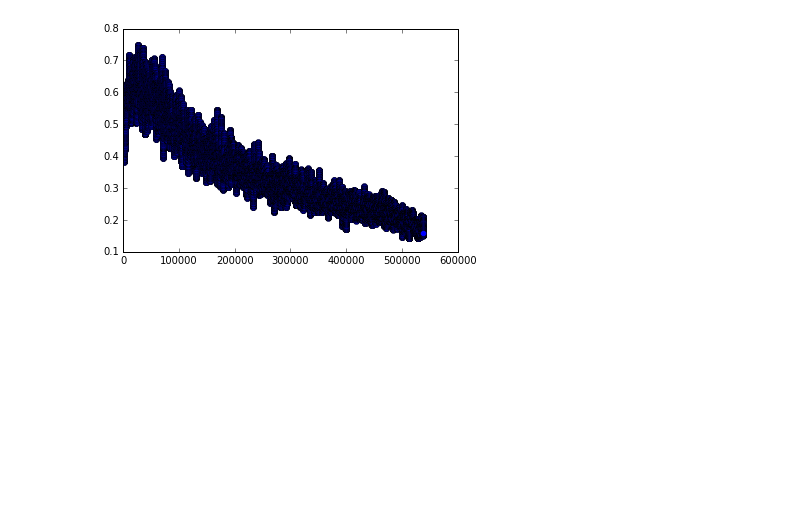
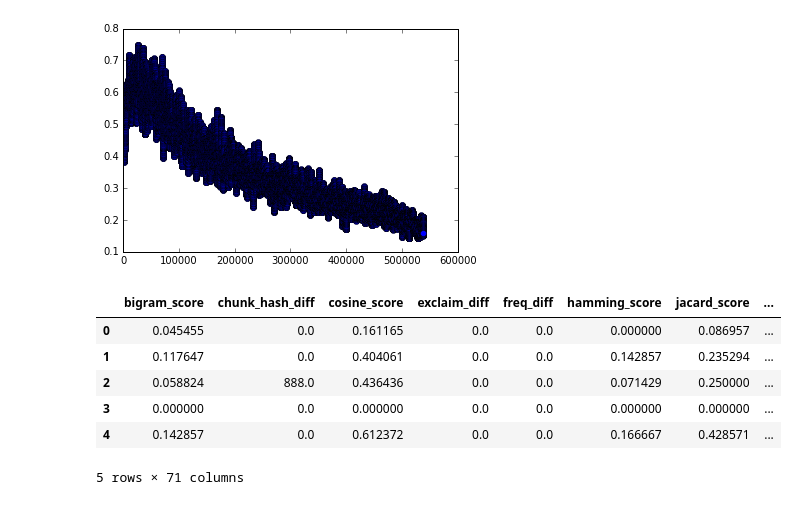
Before and after one commit to shubh24/QuoraDuplicate, a Jupyter notebook: run_quora.ipynb, the cells around one changed output. Drawn from its saved outputs; the diff is of its cells as text; code cells hidden in the pictures; blank space fills up the shorter version.

```diff
--- a/run_quora.ipynb
+++ b/run_quora.ipynb
@@ -1422,0 +1461,10 @@ pyplot.plot(x_overall[x_overall.dupe_rate > 0]['timeline'], x_overall[x_overall.
+# %%
+x_test_1.head()
+# %% [output]
+|  | bigram_score | chunk_hash_diff | cosine_score | exclaim_diff | freq_diff | hamming_score | jacard_score | ... |
+| 0 | 0.045455 | 0.0 | 0.161165 | 0.0 | 0.0 | 0.000000 | 0.086957 | ... |
+| 1 | 0.117647 | 0.0 | 0.404061 | 0.0 | 0.0 | 0.142857 | 0.235294 | ... |
+| 2 | 0.058824 | 888.0 | 0.436436 | 0.0 | 0.0 | 0.071429 | 0.250000 | ... |
+| 3 | 0.000000 | 0.0 | 0.000000 | 0.0 | 0.0 | 0.000000 | 0.000000 | ... |
+| 4 | 0.142857 | 0.0 | 0.612372 | 0.0 | 0.0 | 0.166667 | 0.428571 | ... |
+5 rows × 71 columns
```
Also changed, not shown: parts of 5 cells of this notebook.
